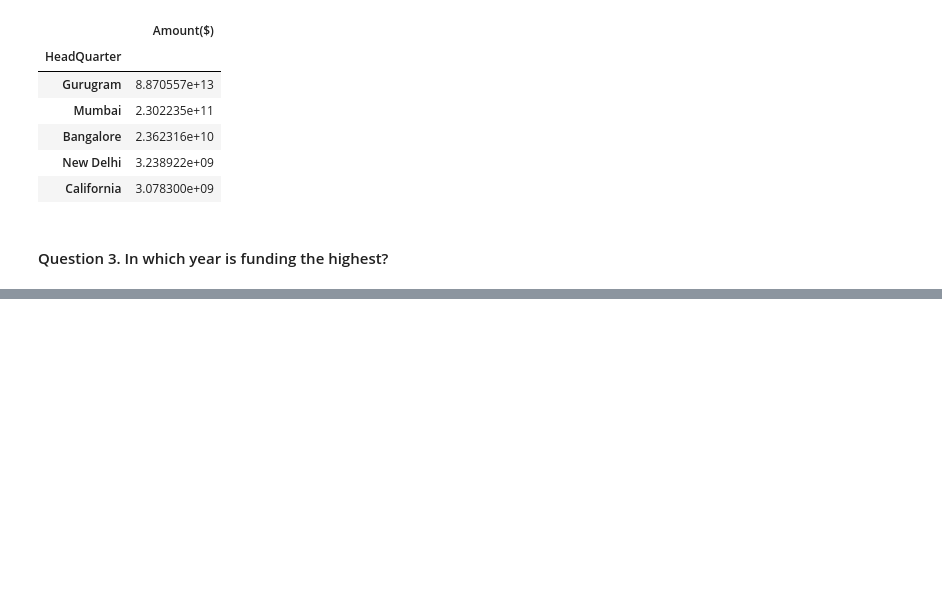
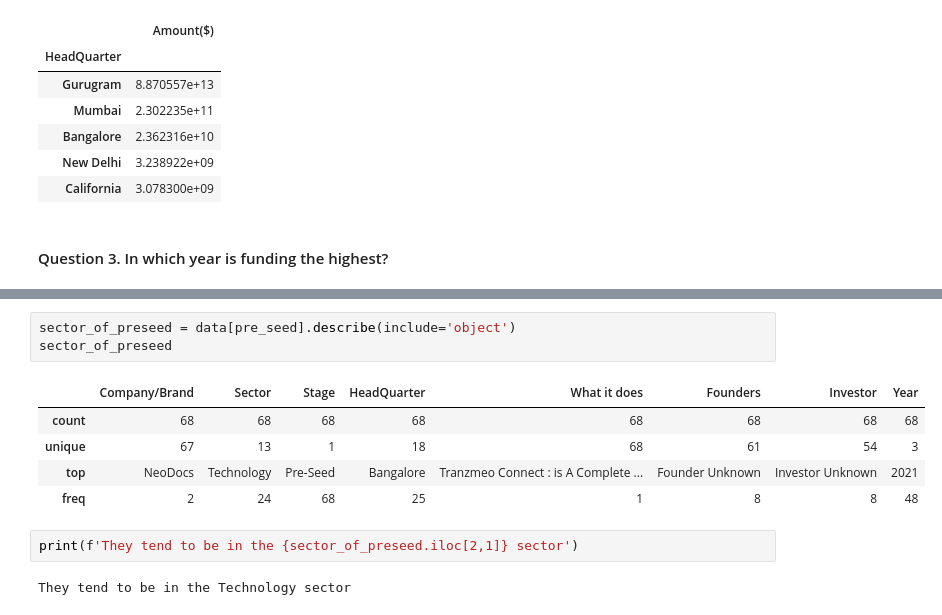
Before and after one commit to coderacheal/Indian-Startup-Ecosystem-Analysis, a Jupyter notebook: indian-startup.ipynb, the cells around one changed output, grey strips where cells are left out. Cells and saved outputs as stored; diff of their text form; blank space fills up the shorter version.

```diff
--- a/indian-startup.ipynb
+++ b/indian-startup.ipynb
@@ -829,0 +874,13 @@ location
+# %%
+sector_of_preseed = data[pre_seed].describe(include='object')
+sector_of_preseed
+# %% [output]
+|  | Company/Brand | Sector | Stage | HeadQuarter | What it does | Founders | Investor | Year |
+| count | 68 | 68 | 68 | 68 | 68 | 68 | 68 | 68 |
+| unique | 67 | 13 | 1 | 18 | 68 | 61 | 54 | 3 |
+| top | NeoDocs | Technology | Pre-Seed | Bangalore | Tranzmeo Connect : is A Complete ... | Founder Unknown | Investor Unknown | 2021 |
+| freq | 2 | 24 | 68 | 25 | 1 | 8 | 8 | 48 |
+# %%
+print(f'They tend to be in the {sector_of_preseed.iloc[2,1]} sector')
+# %% [output]
+They tend to be in the Technology sector
```
Also changed, not shown: parts of 25 cells of this notebook, 1 other file.
